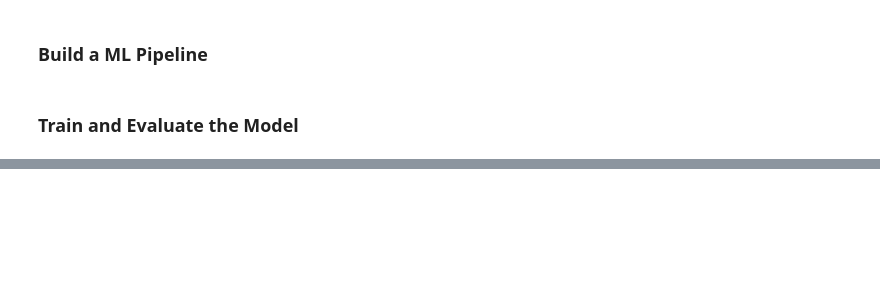
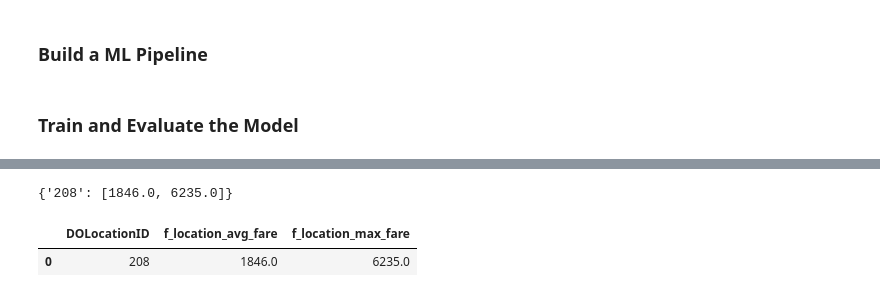
Before and after one commit to loomlike/feathr, a Jupyter notebook: feathr_project/feathrcli/data/feathr_user_workspace/nyc_driver_demo.ipynb, the cells around one changed output, grey strips where cells are left out. Saved outputs shown, nothing was run; the diff lists cells and outputs as text; code cells hidden in the pictures; blank space fills up the shorter version.

```diff
--- a/feathr_project/feathrcli/data/feathr_user_workspace/nyc_driver_demo.ipynb
+++ b/feathr_project/feathrcli/data/feathr_user_workspace/nyc_driver_demo.ipynb
@@ -691,0 +662,20 @@ client.multi_get_online_features(
+# %%
+# Note, to get a single key, you may use client.get_online_features
+agg_feature_values = client.multi_get_online_features(
+    feature_table=FEATURE_TABLE_NAME,
+    keys=keys,
+    feature_names=agg_feature_names,
+)
+agg_feature_values
+# %% [output]
+{'208': [1846.0, 6235.0]}
+# %%
+agg_feature_pdf = (
+    pd.DataFrame
+    .from_dict(agg_feature_values, orient='index', columns=agg_feature_names)
+    .reset_index(names=agg_key.key_column)
+)
+agg_feature_pdf
+# %% [output]
+|  | DOLocationID | f_location_avg_fare | f_location_max_fare |
+| 0 | 208 | 1846.0 | 6235.0 |
```
Also changed, not shown: parts of 39 cells of this notebook, 1 other file.
